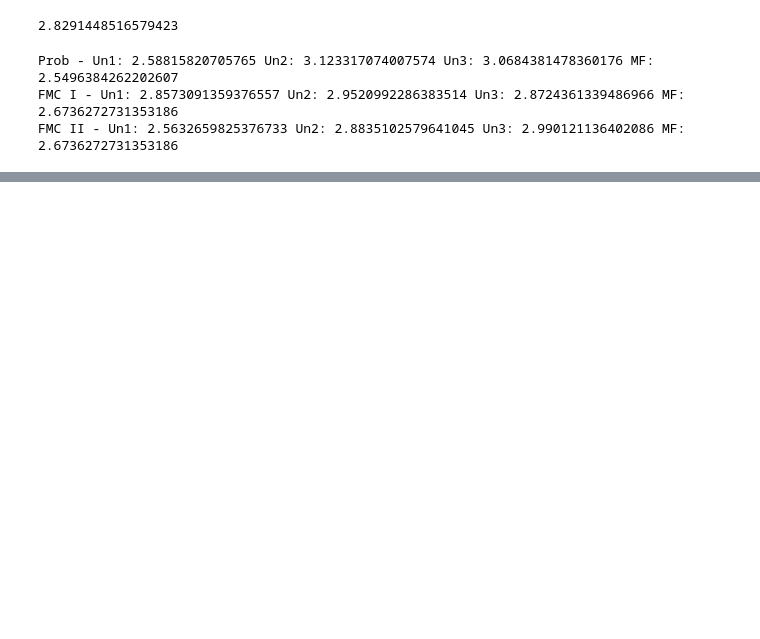
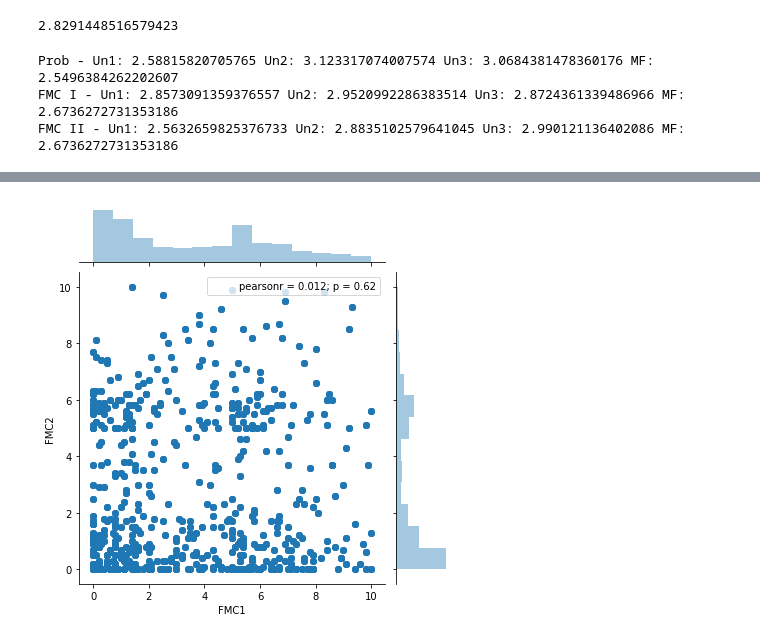
Before and after one commit to carlosemidio/IMD0033_Probabilidade, a Jupyter notebook: Atividades/Unidade 03/Atividade 1/Unidade 3 Atividade 1.ipynb, the cells around one changed output, grey strips where cells are left out. Cells and saved outputs as stored; diff of their text form; code cells hidden in the pictures; blank space fills up the shorter version.

```diff
--- a/Atividades/Unidade 03/Atividade 1/Unidade 3 Atividade 1.ipynb
+++ b/Atividades/Unidade 03/Atividade 1/Unidade 3 Atividade 1.ipynb
@@ -327,0 +344,15 @@ pdf_mf_fmc2 = stats.norm.pdf(eixo_x, media_final_fmc2, std_final_fmc2)
+# %%
+import pandas as pd
+import numpy as np
+import matplotlib.pyplot as plt
+import seaborn as sns
+
+
+alunos_fmc1_min = alunos_fmc1.head(len(alunos_fmc2))
+alunos_fmc = pd.DataFrame()
+alunos_fmc['FMC1'] = alunos_fmc1_min['media_final']
+alunos_fmc['FMC2'] = alunos_fmc2['media_final'].values
+sns.jointplot(x='FMC1', y ='FMC2', data=alunos_fmc)
+plt.show()
+# %% [output]
+[figure, added]
```
Also changed, not shown: parts of 4 cells of this notebook, 21 other files.
